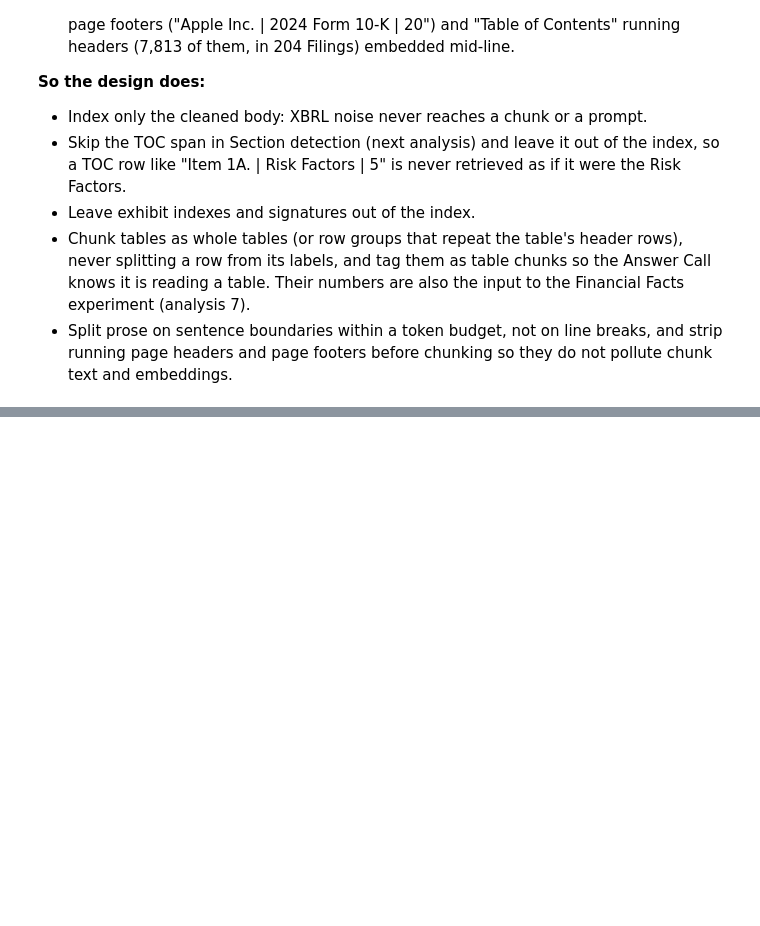
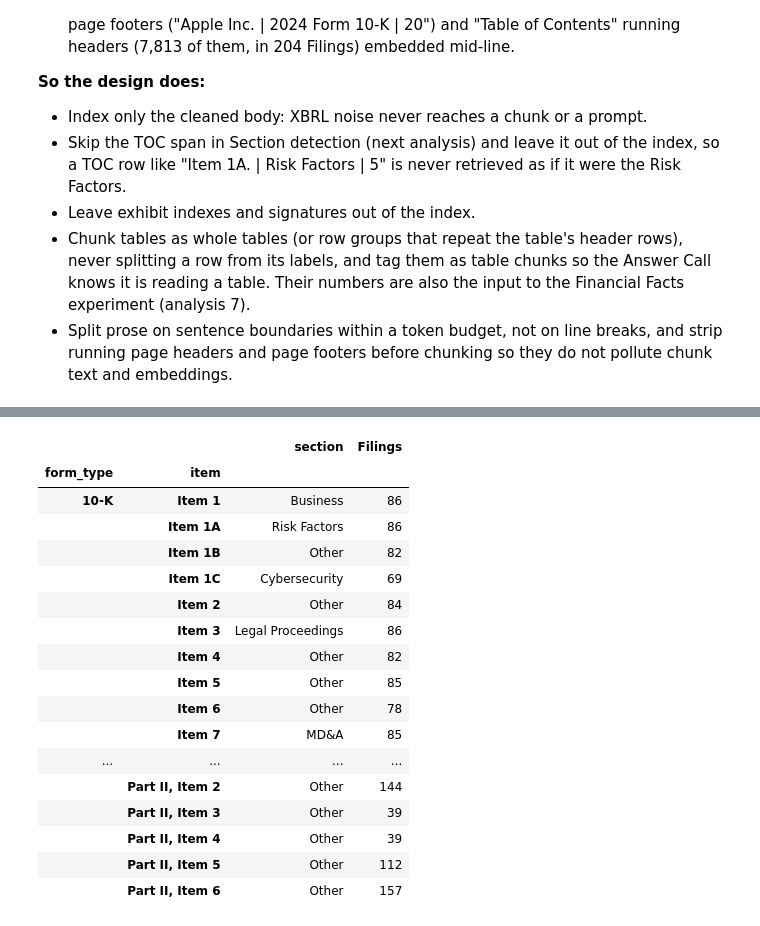
Before and after one commit to dwest1507/eliza-assessment, a Jupyter notebook: backend/notebooks/eda.ipynb, the cells around one changed output, grey strips where cells are left out. Saved outputs shown, nothing was run; the diff lists cells and outputs as text; code cells hidden in the pictures; blank space fills up the shorter version.

```diff
--- a/backend/notebooks/eda.ipynb
+++ b/backend/notebooks/eda.ipynb
@@ -882,0 +914,47 @@ Filings with a single line over 20,000 characters: 135 (longest: 287,855 charact
+# %%
+section_rows = pd.DataFrame(
+    {
+        "file": f.path.name,
+        "ticker": f.ticker,
+        "form_type": f.form_type,
+        "section": s.name,
+        "item": s.item,
+        "chars": len(s.text),
+        "share": len(s.text) / len(f.body),
+    }
+    for f in filings
+    for s in f.sections
+)
+items = section_rows.dropna(subset=["item"])
+mapping = (
+    items.groupby(["form_type", "item", "section"], sort=False)
+    .size()
+    .rename("Filings")
+    .reset_index()
+)
+mapping["order"] = (
+    mapping["item"]
+    .str.extract(r"(\d+)([A-C]?)$")
+    .apply(lambda m: int(m[0]) * 10 + (ord(m[1]) - 64 if m[1] else 0), axis=1)
+    + mapping["item"].str.startswith("Part II").astype(int) * 1000
+)
+mapping.sort_values(["form_type", "order"]).drop(columns="order").set_index(["form_type", "item"])
+# %% [output]
+|  |  | section | Filings |
+| form_type | item |  |  |
+| 10-K | Item 1 | Business | 86 |
+|  | Item 1A | Risk Factors | 86 |
+|  | Item 1B | Other | 82 |
+|  | Item 1C | Cybersecurity | 69 |
+|  | Item 2 | Other | 84 |
+|  | Item 3 | Legal Proceedings | 86 |
+|  | Item 4 | Other | 82 |
+|  | Item 5 | Other | 85 |
+|  | Item 6 | Other | 78 |
+|  | Item 7 | MD&A | 85 |
+| ... | ... | ... | ... |
+|  | Part II, Item 2 | Other | 144 |
+|  | Part II, Item 3 | Other | 39 |
+|  | Part II, Item 4 | Other | 39 |
+|  | Part II, Item 5 | Other | 112 |
+|  | Part II, Item 6 | Other | 157 |
```
Also changed, not shown: parts of 15 cells of this notebook, 6 other files.
